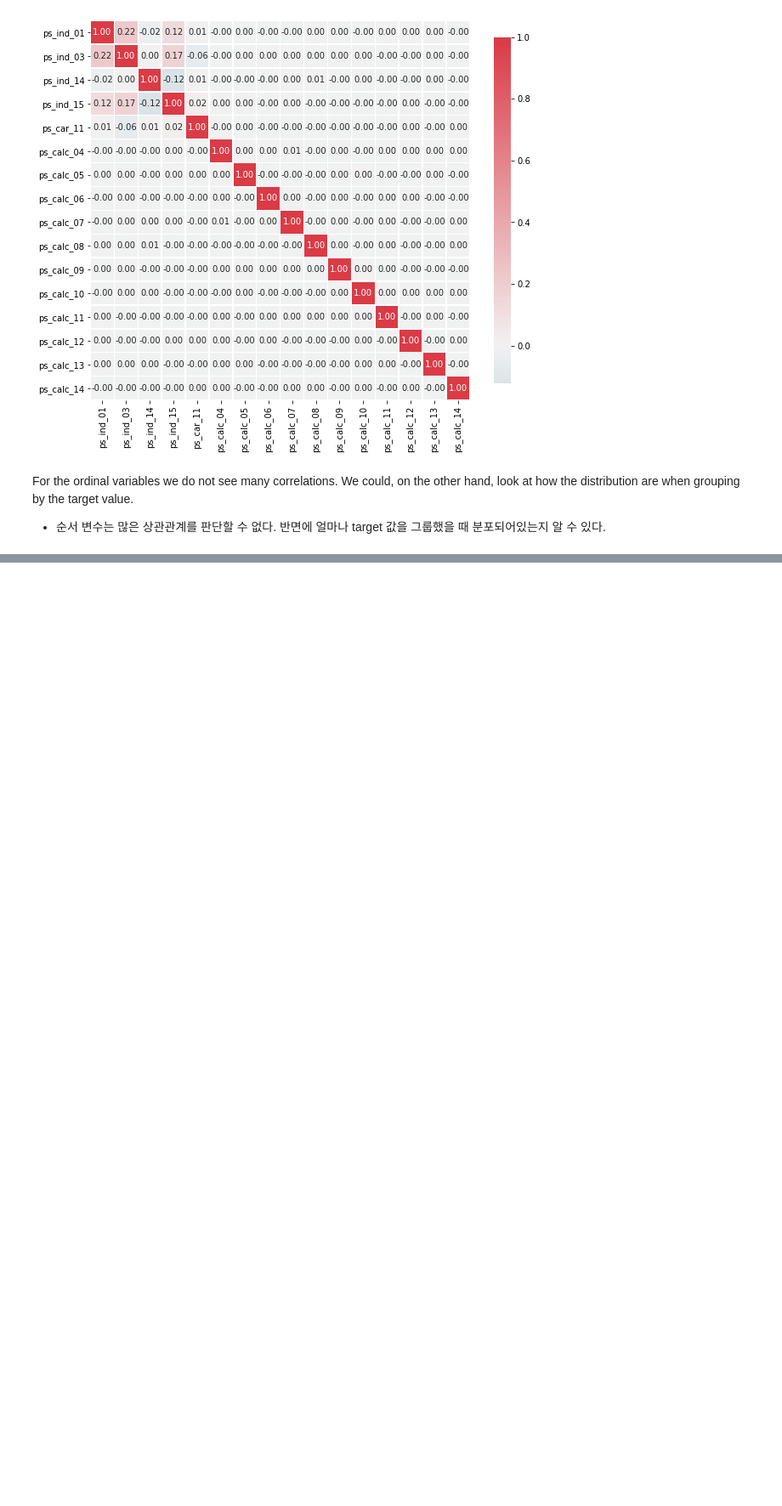
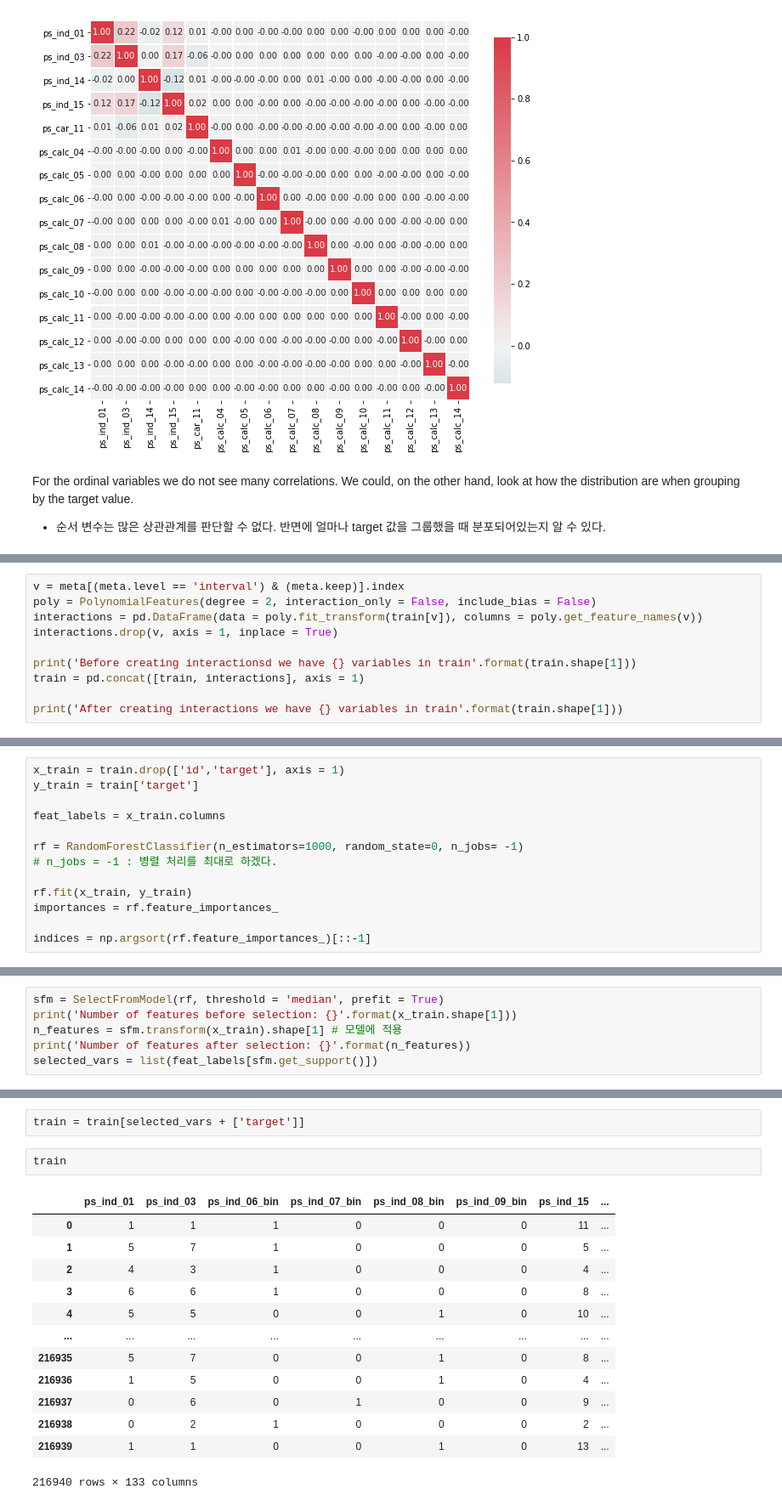
Before and after one commit to jsleeg98/Kaggle_practice, a Jupyter notebook: Porto/Data_Preparation_&_Exploration_필사.ipynb, the cells around one changed output, grey strips where cells are left out. Shown: that part at 85% size. Saved outputs shown, nothing was run; the diff lists cells and outputs as text; blank space fills up the shorter version.

```diff
--- a/Porto/Data_Preparation_&_Exploration_필사.ipynb
+++ b/Porto/Data_Preparation_&_Exploration_필사.ipynb
@@ -822,0 +862,10 @@ For the ordinal variables we do not see many correlations. We could, on the othe
+# %%
+v = meta[(meta.level == 'interval') & (meta.keep)].index
+poly = PolynomialFeatures(degree = 2, interaction_only = False, include_bias = False)
+interactions = pd.DataFrame(data = poly.fit_transform(train[v]), columns = poly.get_feature_names(v))
+interactions.drop(v, axis = 1, inplace = True)
+
+print('Before creating interactionsd we have {} variables in train'.format(train.shape[1]))
+train = pd.concat([train, interactions], axis = 1)
+
+print('After creating interactions we have {} variables in train'.format(train.shape[1]))
@@ -822,0 +951,13 @@ For the ordinal variables we do not see many correlations. We could, on the othe
+# %%
+x_train = train.drop(['id','target'], axis = 1)
+y_train = train['target']
+
+feat_labels = x_train.columns
+
+rf = RandomForestClassifier(n_estimators=1000, random_state=0, n_jobs= -1)
+# n_jobs = -1 : 병렬 처리를 최대로 하겠다.
+
+rf.fit(x_train, y_train)
+importances = rf.feature_importances_
+
+indices = np.argsort(rf.feature_importances_)[::-1]
@@ -822,0 +993,6 @@ For the ordinal variables we do not see many correlations. We could, on the othe
+# %%
+sfm = SelectFromModel(rf, threshold = 'median', prefit = True)
+print('Number of features before selection: {}'.format(x_train.shape[1]))
+n_features = sfm.transform(x_train).shape[1] # 모델에 적용
+print('Number of features after selection: {}'.format(n_features))
+selected_vars = list(feat_labels[sfm.get_support()])
@@ -822,0 +1022,18 @@ For the ordinal variables we do not see many correlations. We could, on the othe
+# %%
+train = train[selected_vars + ['target']]
+# %%
+train
+# %% [output]
+|  | ps_ind_01 | ps_ind_03 | ps_ind_06_bin | ps_ind_07_bin | ps_ind_08_bin | ps_ind_09_bin | ps_ind_15 | ... |
+| 0 | 1 | 1 | 1 | 0 | 0 | 0 | 11 | ... |
+| 1 | 5 | 7 | 1 | 0 | 0 | 0 | 5 | ... |
+| 2 | 4 | 3 | 1 | 0 | 0 | 0 | 4 | ... |
+| 3 | 6 | 6 | 1 | 0 | 0 | 0 | 8 | ... |
+| 4 | 5 | 5 | 0 | 0 | 1 | 0 | 10 | ... |
+| ... | ... | ... | ... | ... | ... | ... | ... | ... |
+| 216935 | 5 | 7 | 0 | 0 | 1 | 0 | 8 | ... |
+| 216936 | 1 | 5 | 0 | 0 | 1 | 0 | 4 | ... |
+| 216937 | 0 | 6 | 0 | 1 | 0 | 0 | 9 | ... |
+| 216938 | 0 | 2 | 1 | 0 | 0 | 0 | 2 | ... |
+| 216939 | 1 | 1 | 0 | 0 | 1 | 0 | 13 | ... |
+216940 rows × 133 columns
```
Also changed, not shown: parts of 58 cells of this notebook.
